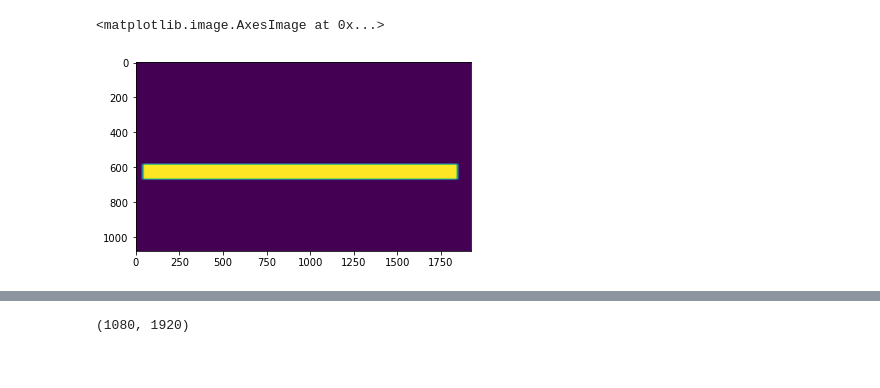
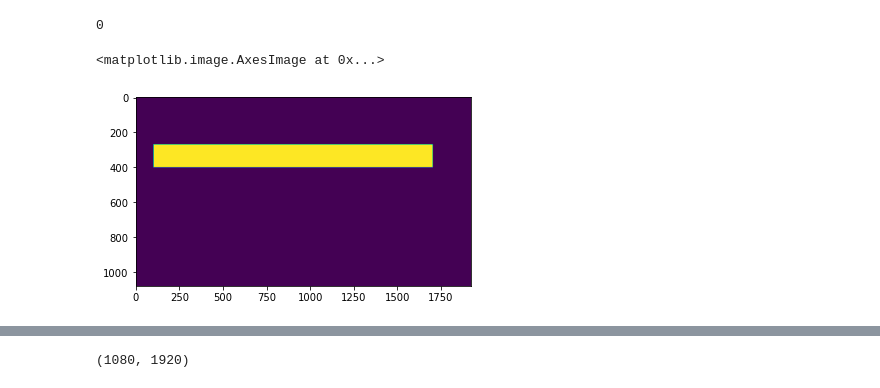
Before and after one commit to rasseimu/kakenkeyboard, a Jupyter notebook: keyboard/doremi_ok.ipynb, the cells around one changed output, grey strips where cells are left out. Saved outputs shown, nothing was run; the diff lists cells and outputs as text; code cells hidden in the pictures.

```diff
--- a/keyboard/doremi_ok.ipynb
+++ b/keyboard/doremi_ok.ipynb
@@ -5,30 +5,43 @@ import numpy as np
 from IPython import display
 import math
 import statistics as st
+# %%
+import ctypes
+
+ENABLE_PROCESSED_OUTPUT = 0x0001
+ENABLE_WRAP_AT_EOL_OUTPUT = 0x0002
+ENABLE_VIRTUAL_TERMINAL_PROCESSING = 0x0004
+MODE = ENABLE_PROCESSED_OUTPUT + ENABLE_WRAP_AT_EOL_OUTPUT + ENABLE_VIRTUAL_TERMINAL_PROCESSING
+
+kernel32 = ctypes.windll.kernel32
+handle = kernel32.GetStdHandle(-11)
+kernel32.SetConsoleMode(handle, MODE)
+# %% [output]
+0
 # %%
 # マスク用単一色画像を作成
 height = 100 # 生成画像の高さ
 width = 100 # 生成画像の幅
 imgMask = np.full((height, width, 1), 1, dtype=np.uint8)
 
 xhosei=0
 yhosei=9
+img_resize = cv2.resize(imgMask, dsize=[1920,1080], fx=None, fy=None)
+# マスク範囲を四角形で描画
+boxFromX = 100 #マスク範囲開始位置 X座標
+boxFromY = 270 #マスク範囲開始位置 Y座標
+boxToX = 1700 #マスク範囲終了位置 X座標
+boxToY = 400 #マスク範囲終了位置 Y座標
+cv2.rectangle(img_resize, (boxFromX, boxFromY), (boxToX, boxToY),(255), cv2.FILLED)
 
-# マスク範囲を四角形で描画
-boxFromX = 2+xhosei #マスク範囲開始位置 X座標
-boxFromY = 45+yhosei #マスク範囲開始位置 Y座標
-boxToX = 95+xhosei #マスク範囲終了位置 X座標
-boxToY = 52+yhosei #マスク範囲終了位置 Y座標
-cv2.rectangle(imgMask, (boxFromX, boxFromY), (boxToX, boxToY),(255), cv2.FILLED)
 
-img_resize = cv2.resize(imgMask, dsize=[1920,1080], fx=None, fy=None)
 
 # マスク結果画像を保存
 cv2.imwrite("./mask/testMaskImg.jpg", img_resize)
 plt.imshow(img_resize)
 # %% [output]
 <matplotlib.image.AxesImage at 0x...>
-[figure, old version]
+[figure, new version]
 # %%
 white=cv2.imread("./mask/white.jpg",cv2.IMREAD_COLOR)
 im_mask = cv2.imread('./mask/testMaskImg.jpg')
```
Also changed, not shown: parts of 31 cells of this notebook.
